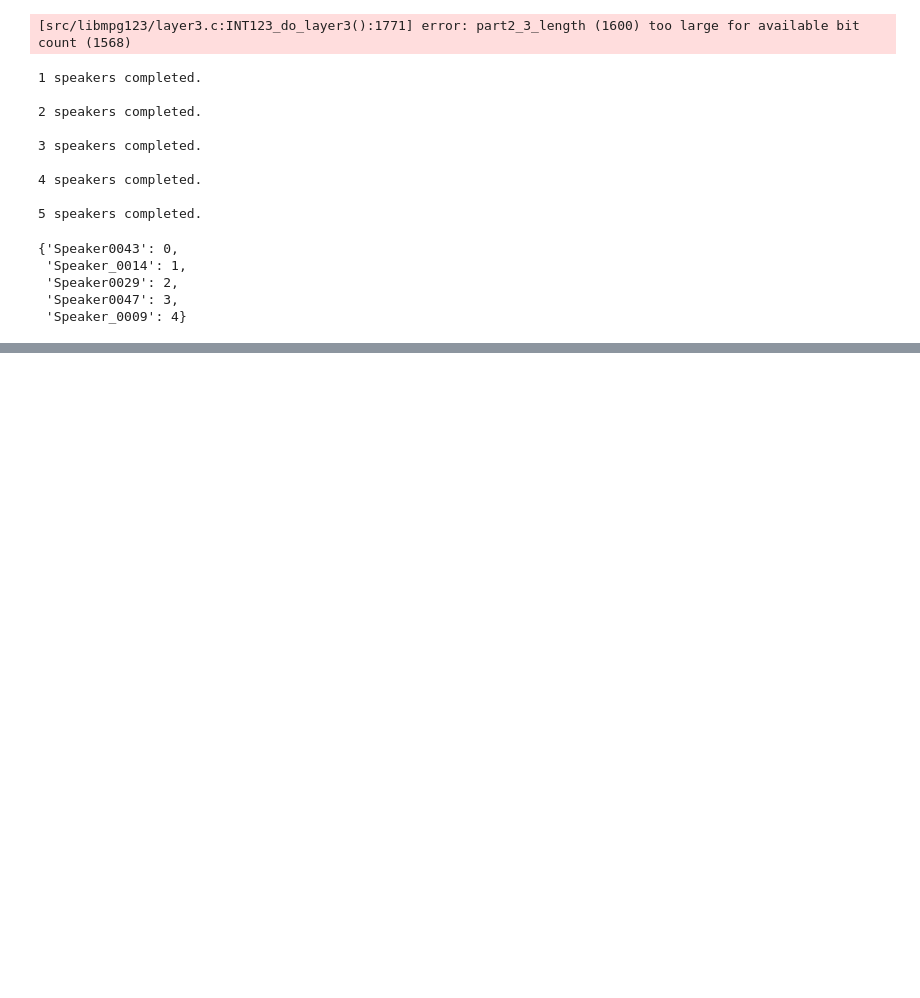
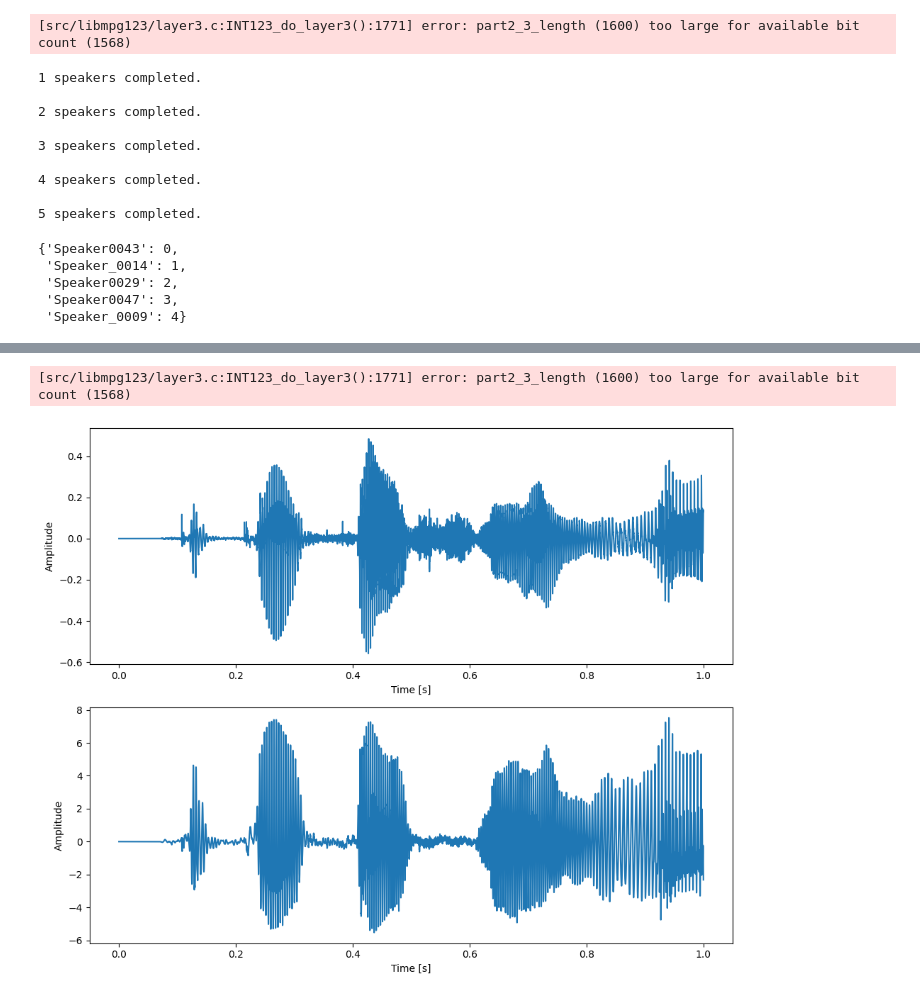
Before and after one commit to SRI2024-Voice-Biometric/Feature-Extraction, a Jupyter notebook: parameterised-models.ipynb, the cells around one changed output, grey strips where cells are left out. Saved outputs shown, nothing was run; the diff lists cells and outputs as text; code cells hidden in the pictures; blank space fills up the shorter version.

Commit message:
Updated glottal extraction

```diff
--- a/parameterised-models.ipynb
+++ b/parameterised-models.ipynb
@@ -15,13 +16,16 @@ from keras.callbacks import ReduceLROnPlateau
 # %%
-def lpc(x, order):
+def lpc(x, order, regularization=1e-12):
     R = np.correlate(x, x, mode='full')[len(x)-1:]
     R = R[:order+1]
-    coeff=solve_toeplitz((R[:order], R[:order]), -R[1:])
-    del R
+    R[0] += regularization  # Apply regularization
+    coeff = solve_toeplitz((R[:order], R[:order]), -R[1:])
+
+    if coeff[0] == 0:  # Ensure the first coefficient is not zero
+        coeff[0] = 1e-10  # Add a small value to avoid issues
 
     return coeff
 # %%
-def gfmiaif(s_gvl, iterations=1, nv=12, ng=3, d=0.99, win=None):
+def gfmiaif(s_gvl, iterations=1, nv=12, ng=3, enc_size=16, d=0.99, win=None):
     if win is None:
         win = hann(len(s_gvl))
 
@@ -54,6 +58,9 @@ def gfmiaif(s_gvl, iterations=1, nv=12, ng=3, d=0.99, win=None):
         s_v = x_v[idx_pf]
         av1 = lpc(s_v * win, nv)
 
+    glottal_pulse = lfilter(av1, [1], s_gvl)
+    ag=lpc(glottal_pulse * win, enc_size)
+
     return av1, ag, al
 # %%
 def generate_encoding(data_folder,num_speakers=5,num_frames=100,frame_length_msec=30,sr=44100,verbose=True,iteration=1):
@@ -111,7 +118,7 @@ def generate_encoding(data_folder,num_speakers=5,num_frames=100,frame_length_mse
 # %%
 num_speakers=5
 frame_length_msec=3
-num_frames=1000
+num_frames=10000
 data_folder="/kaggle/input/speaker-recognition-audio-dataset/50_speakers_audio_data"
 # %%
 x_vt,x_glot,y_vt,y_glot=generate_encoding(data_folder,num_speakers,num_frames,frame_length_msec)
@@ -424,3 +488,12 @@ Accuracy: 0.64
+# %%
+speakers=os.listdir(data_folder)
+files=os.listdir(os.path.join(data_folder,speakers[0]))
+s_gvl, sr = librosa.load(os.path.join(data_folder,speakers[0],files[0]), sr=44100)
+s_gvl=s_gvl[:int(sr)]
+plot_gfmiaif(s_gvl)
+# %% [output]
+[src/libmpg123/layer3.c:INT123_do_layer3():1771] error: part2_3_length (1600) too large for available bit count (1568)
+[figure, added]
 # %%
 # triplets_train=create_train_triplets(X_train_vt,y_train_vt,train_num)
 
```
Also changed, not shown: parts of 8 cells of this notebook.
